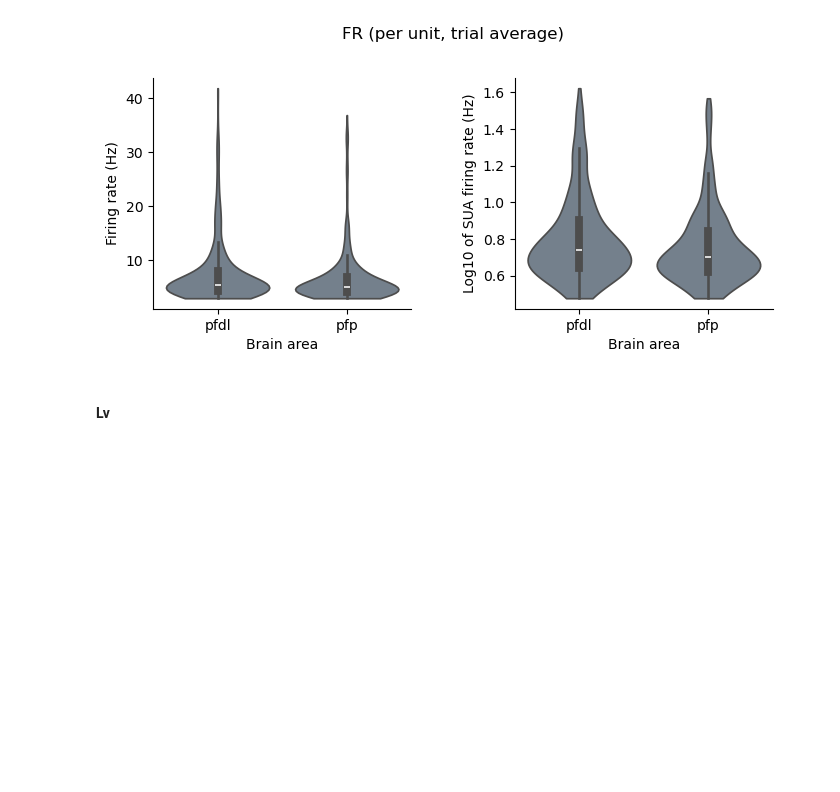
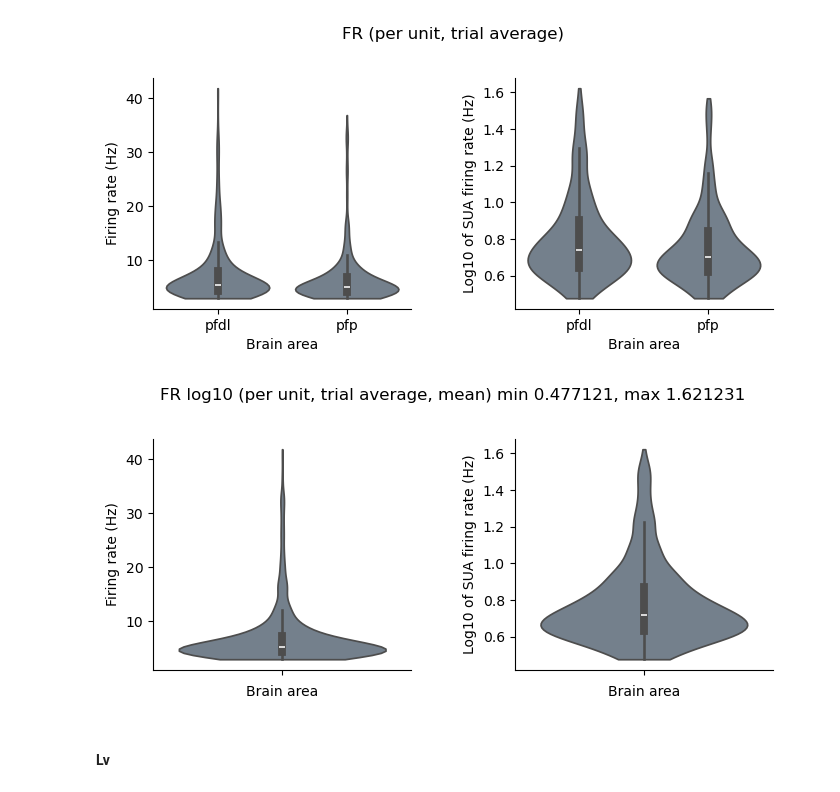
Before and after one commit to iinnpp/isttc, a Jupyter notebook: notebooks/monkey/paper_plots/paper_plot_dataset_info.ipynb, the cells around one changed output. Saved outputs shown, nothing was run; the diff lists cells and outputs as text; code cells hidden in the pictures; blank space fills up the shorter version.

Commit message:
plots, stats

```diff
--- a/notebooks/monkey/paper_plots/paper_plot_dataset_info.ipynb
+++ b/notebooks/monkey/paper_plots/paper_plot_dataset_info.ipynb
@@ -240,6 +226,28 @@ if save_fig:
     plt.savefig(fig_folder + 'fr_fixation_no_empty_1000.svg' , bbox_inches='tight')
 # %% [output]
 [figure]
+# %%
+fig, axes = plt.subplots(1, 2, figsize=(8,3))
+plt.subplots_adjust(hspace=0.4, wspace=0.4)
+
+sns.violinplot(ax=axes[0], y='fr_hz', data=fr_mean_df, cut=0, density_norm='width', color='slategray')
+sns.violinplot(ax=axes[1], y='fr_hz_log10', data=fr_mean_df, cut=0, density_norm='width', color='slategray')
+
+axes[0].set_ylabel('Firing rate (Hz)')
+axes[1].set_ylabel('Log10 of SUA firing rate (Hz)')
+
+for ax in axes.flat:
+    ax.set_xlabel('Brain area')
+
+fig.suptitle(f'FR log10 (per unit, trial average, mean) min {0.477121}, max {1.621231}', y=1.05)
+
+sns.despine()
+
+if save_fig:
+    plt.savefig(fig_folder + 'fr_fixation_no_empty_1000_areas_together.png' , bbox_inches='tight', dpi=300)
+    plt.savefig(fig_folder + 'fr_fixation_no_empty_1000_areas_together.svg' , bbox_inches='tight')
+# %% [output]
+[figure, added]
 # %% [markdown]
 #### Lv
 # %%
```
Also changed, not shown: parts of 4 cells of this notebook, 4 other files.
